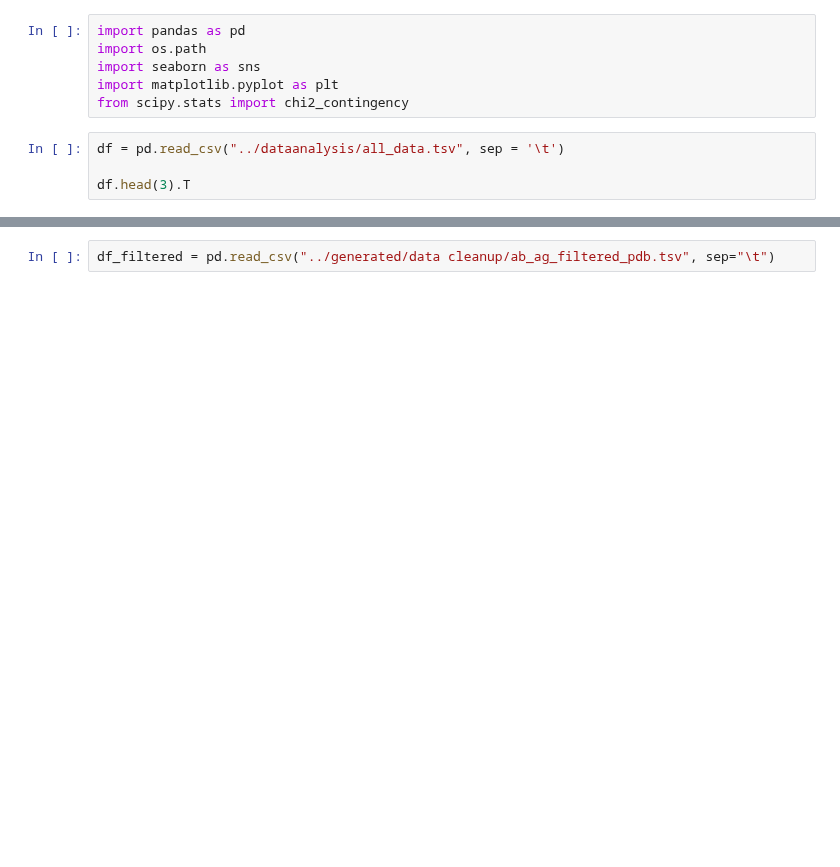
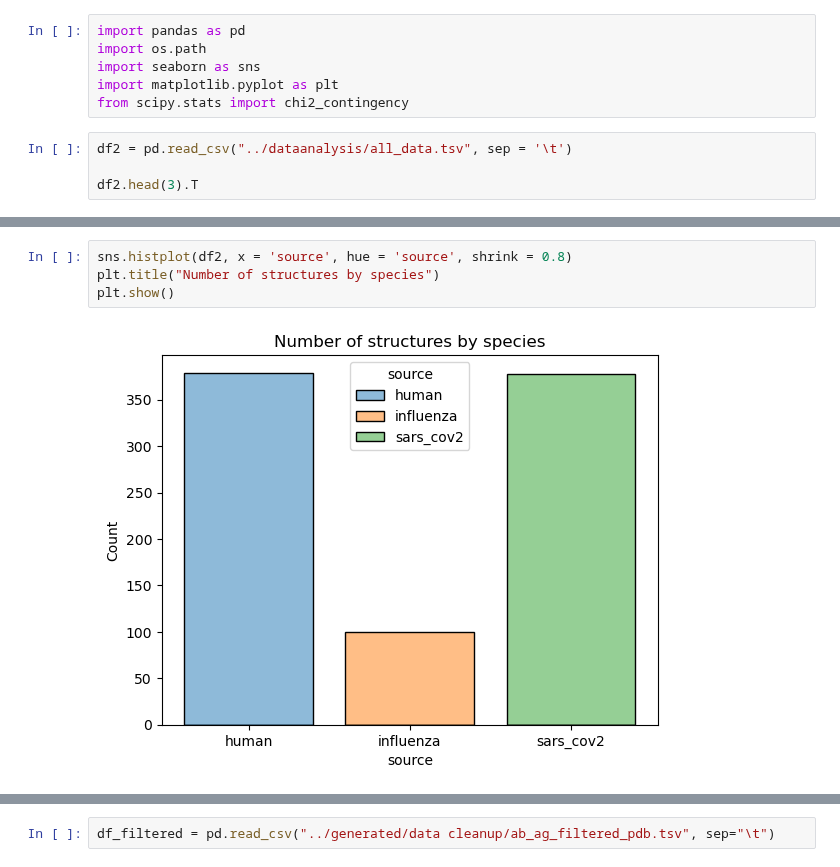
Before and after one commit to datascience-2025-group4/group04-team02, a Jupyter notebook: data cleanup/01b_exploratory.ipynb, the cells around one changed output, grey strips where cells are left out. Cells and saved outputs as stored; diff of their text form; blank space fills up the shorter version.

```diff
--- a/data cleanup/01b_exploratory.ipynb
+++ b/data cleanup/01b_exploratory.ipynb
@@ -5,6 +5,6 @@ import seaborn as sns
 import matplotlib.pyplot as plt
 from scipy.stats import chi2_contingency
 # %%
-df = pd.read_csv("../dataanalysis/all_data.tsv", sep = '\t')
+df2 = pd.read_csv("../dataanalysis/all_data.tsv", sep = '\t')
 
-df.head(3).T
+df2.head(3).T
@@ -39,3 +53,9 @@ plt.show()
+# %%
+sns.histplot(df2, x = 'source', hue = 'source', shrink = 0.8)
+plt.title("Number of structures by species")
+plt.show()
+# %% [output]
+[figure, added]
 # %%
 sns.histplot(df, x = 'method', hue = 'species', multiple = 'dodge', shrink = 0.8)
 plt.title("Number of structures by method and species")
```
Also changed, not shown: parts of 12 cells of this notebook, 1 other file.
